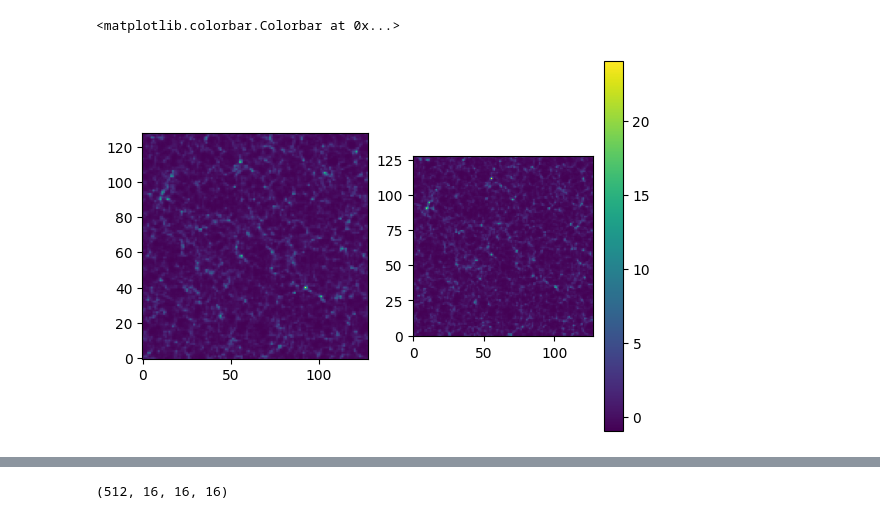
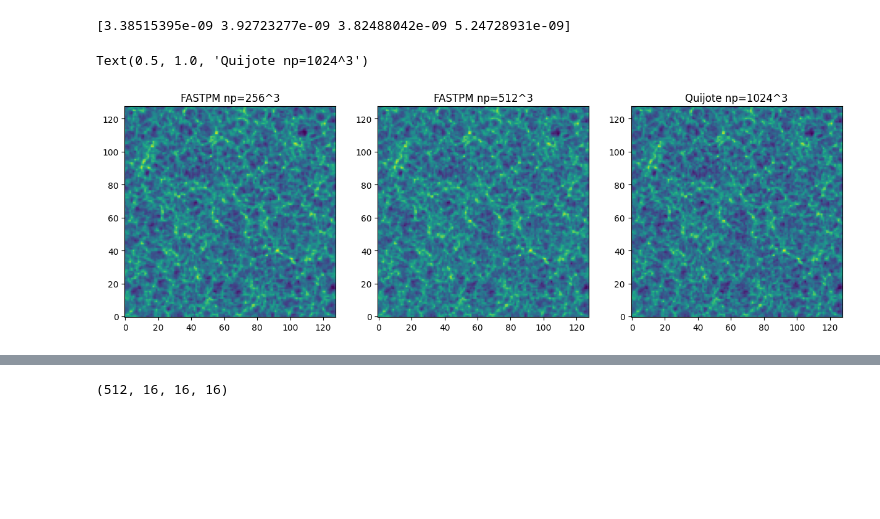
Before and after one commit to shivampcosmo/CHARM_old, a Jupyter notebook: nf/process_density_halo_NGP_FASTPM.ipynb, the cells around one changed output, grey strips where cells are left out. Saved outputs shown, nothing was run; the diff lists cells and outputs as text; code cells hidden in the pictures; blank space fills up the shorter version.

```diff
--- a/nf/process_density_halo_NGP_FASTPM.ipynb
+++ b/nf/process_density_halo_NGP_FASTPM.ipynb
@@ -126,12 +126,13 @@ In file included from /mnt/home/spandey/ceph/.venv_PK/lib/python3.10/site-packag
 #     # TODO: Return overdensity instead of only the count
 #     return grid.reshape(Ngrid, Ngrid, Ngrid, order='F')
 # %%
-ji = 0
+ji = 1
 root = '/mnt/home/spandey/ceph/fastpm/fiducial_HR/hdf5_files/'
 z = 0
 df = h5.File(root + str(ji) + '/SNAPSHOT_fastpm_B3_z' + str(z) + '.hdf5', 'r')
 pos = df['Position'][:]
-grid = 256
+# grid = 256
+grid = 128
 df_cic = np.zeros((grid,grid,grid), dtype=np.float32)
 BoxSize = 1000.0
 MASL.MA(np.float32(pos), df_cic, BoxSize, 'CIC', verbose=True)
@@ -141,0 +142,12 @@ Time taken = 2.288 seconds
+# %%
+ji = 0
+root = '/mnt/home/spandey/ceph/fastpm/fiducial/hdf5_files/'
+z = 0
+df = h5.File(root + str(ji) + '/SNAPSHOT_fastpm_B3_z' + str(z) + '.hdf5', 'r')
+pos = df['Position'][:]
+# grid = 256
+grid = 128
+df_cic = np.zeros((grid,grid,grid), dtype=np.float32)
+BoxSize = 1000.0
+MASL.MA(np.float32(pos), df_cic, BoxSize, 'CIC', verbose=True)
+df_pylians_cic_lres = df_cic/np.mean(df_cic, dtype=np.float64)-1.0
@@ -142,9 +157,9 @@ Time taken = 2.288 seconds
 # %%
 # df_quijote = '/mnt/home/spandey/ceph/Quijote/fiducial_HR_new/Snapshots/0/snapdir_004'
-root = '/mnt/home/spandey/ceph/Quijote/fiducial_HR_new/Snapshots'
+root = '/mnt/home/fvillaescusa/ceph/Quijote/Snapshots/fiducial_HR'
 snapnum = 4
 ptypes       = [1]
-grid         = 256
+# grid         = 256
 snapshot = '%s/%d/snapdir_%03d/snap_%03d'%(root,ji,snapnum,snapnum)
 df_quijote = MASL.density_field_gadget(snapshot, ptypes, grid, MAS='CIC',
                                 do_RSD=False, axis=0, verbose=True)
@@ -169,10 +193,25 @@ pl.scatter(df_quijote.flatten()[::100], df_pylians_cic.flatten()[::100], s=0.1)
+# %%
+arcmin_to_rad = np.pi/180/60
+sigma_e = np.array([0.243, 0.262, 0.259, 0.301])
+# n_gal = np.array([1.797, 1.552, 1.5967, 1.0979])/arcmin_to_rad**2
+n_gal = np.array([1.476, 1.479, 1.484, 1.461])/arcmin_to_rad**2
+shape_noise = sigma_e**2/n_gal
+print(shape_noise)
+# %% [output]
+[3.38515395e-09 3.92723277e-09 3.82488042e-09 5.24728931e-09]
 # %%
-# pl.figure()
-# pl.subplot(121)
-# pl.imshow(df_pylians_cic[:,:,0], origin='lower')
-# pl.subplot(122)
-# pl.imshow(df_Uniform_cic_jax[:,:,0], origin='lower')
+pl.figure(figsize=(15,5))
+pl.subplot(131)
+pl.imshow(np.log(1+df_pylians_cic_lres[:,:,0]), origin='lower')
+pl.title('FASTPM np=256^3')
+pl.subplot(132)
+pl.imshow(np.log(1+df_pylians_cic[:,:,0]), origin='lower')
+pl.title('FASTPM np=512^3')
+pl.subplot(133)
+pl.imshow(np.log(1+df_quijote[:,:,0]), origin='lower')
+pl.title('Quijote np=1024^3')
+
 # pl.colorbar()
 # %% [output]
-<matplotlib.colorbar.Colorbar at 0x...>
+Text(0.5, 1.0, 'Quijote np=1024^3')
-[figure, old version]
+[figure, new version]
```
Also changed, not shown: parts of 8 cells of this notebook, 21 other files.
